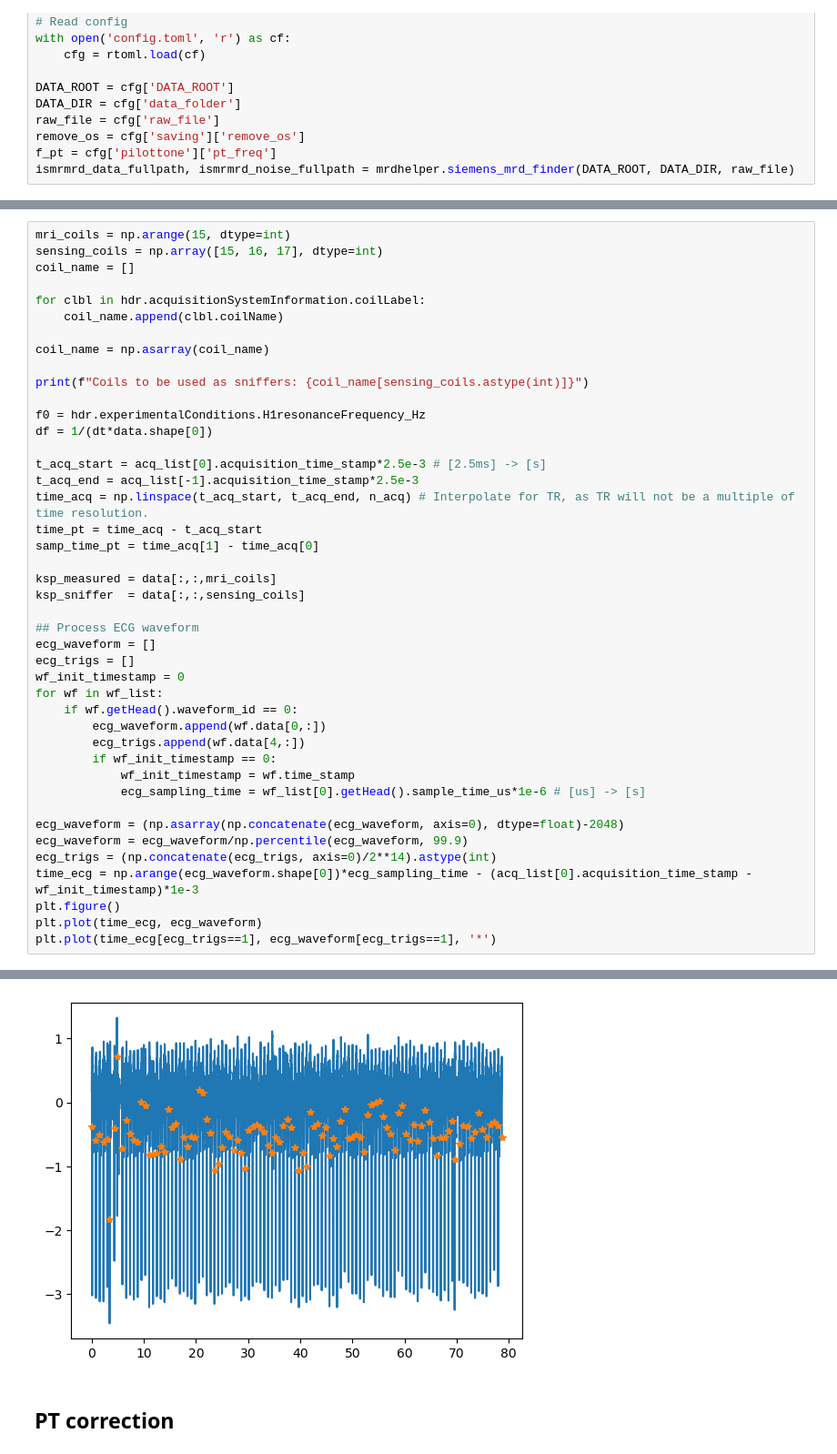
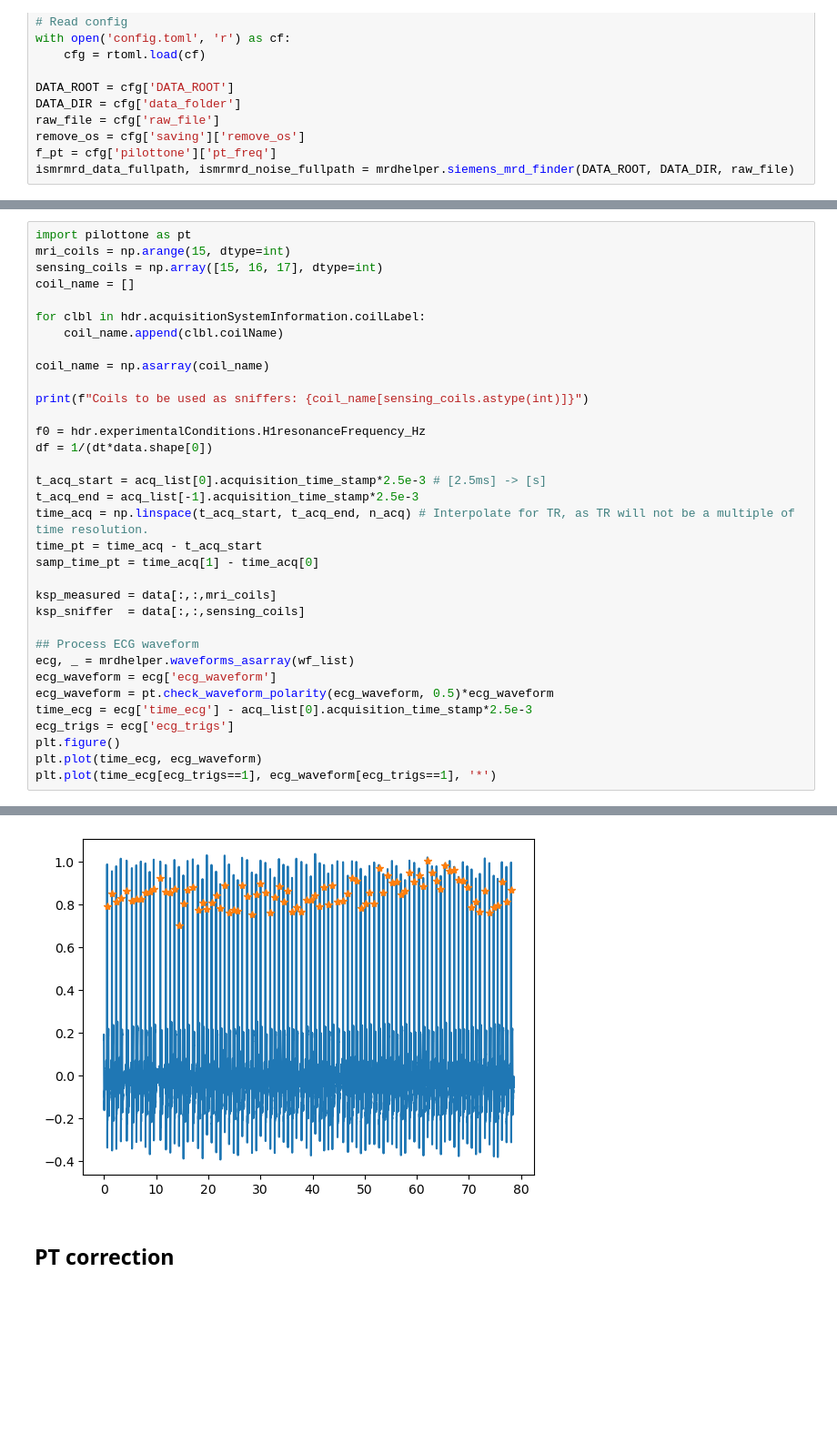
Before and after one commit to usc-mrel/PylotToneMRI, a Jupyter notebook: main_pilottone_extract.ipynb, the cells around one changed output, grey strips where cells are left out. Shown at 91% size. Saved outputs shown, nothing was run; the diff lists cells and outputs as text; blank space fills up the shorter version.

```diff
--- a/main_pilottone_extract.ipynb
+++ b/main_pilottone_extract.ipynb
@@ -80,50 +80,41 @@ There are 4431 waveforms in the dataset. Reading...
 # %%
+import pilottone as pt
 mri_coils = np.arange(15, dtype=int)
 sensing_coils = np.array([15, 16, 17], dtype=int)
 coil_name = []
 
 for clbl in hdr.acquisitionSystemInformation.coilLabel:
     coil_name.append(clbl.coilName)
 
 coil_name = np.asarray(coil_name)
 
 print(f"Coils to be used as sniffers: {coil_name[sensing_coils.astype(int)]}")
 
 f0 = hdr.experimentalConditions.H1resonanceFrequency_Hz
 df = 1/(dt*data.shape[0])
 
 t_acq_start = acq_list[0].acquisition_time_stamp*2.5e-3 # [2.5ms] -> [s]
 t_acq_end = acq_list[-1].acquisition_time_stamp*2.5e-3
 time_acq = np.linspace(t_acq_start, t_acq_end, n_acq) # Interpolate for TR, as TR will not be a multiple of time resolution.
 time_pt = time_acq - t_acq_start
 samp_time_pt = time_acq[1] - time_acq[0]
 
 ksp_measured = data[:,:,mri_coils]
 ksp_sniffer  = data[:,:,sensing_coils]
 
 ## Process ECG waveform
-ecg_waveform = []
-ecg_trigs = []
-wf_init_timestamp = 0
-for wf in wf_list:
-    if wf.getHead().waveform_id == 0:
-        ecg_waveform.append(wf.data[0,:])
-        ecg_trigs.append(wf.data[4,:])
-        if wf_init_timestamp == 0:
-            wf_init_timestamp = wf.time_stamp
-            ecg_sampling_time = wf_list[0].getHead().sample_time_us*1e-6 # [us] -> [s]
-
-ecg_waveform = (np.asarray(np.concatenate(ecg_waveform, axis=0), dtype=float)-2048)
-ecg_waveform = ecg_waveform/np.percentile(ecg_waveform, 99.9)
-ecg_trigs = (np.concatenate(ecg_trigs, axis=0)/2**14).astype(int)
-time_ecg = np.arange(ecg_waveform.shape[0])*ecg_sampling_time - (acq_list[0].acquisition_time_stamp - wf_init_timestamp)*1e-3
+ecg, _ = mrdhelper.waveforms_asarray(wf_list)
+ecg_waveform = ecg['ecg_waveform']
+ecg_waveform = pt.check_waveform_polarity(ecg_waveform, 0.5)*ecg_waveform
+time_ecg = ecg['time_ecg'] - acq_list[0].acquisition_time_stamp*2.5e-3
+ecg_trigs = ecg['ecg_trigs']
 plt.figure()
 plt.plot(time_ecg, ecg_waveform)
 plt.plot(time_ecg[ecg_trigs==1], ecg_waveform[ecg_trigs==1], '*')
 # %% [output]
 Coils to be used as sniffers: ['Spine_18:1:S4T' 'Spine_18:1:S4S' 'Spine_18:1:S4P']
 [<matplotlib.lines.Line2D at 0x...>]
-[figure, old version]
+[figure, new version]
 # %% [markdown]
 ## PT correction
 # %%
```
Also changed, not shown: parts of 7 cells of this notebook, 2 other files.
